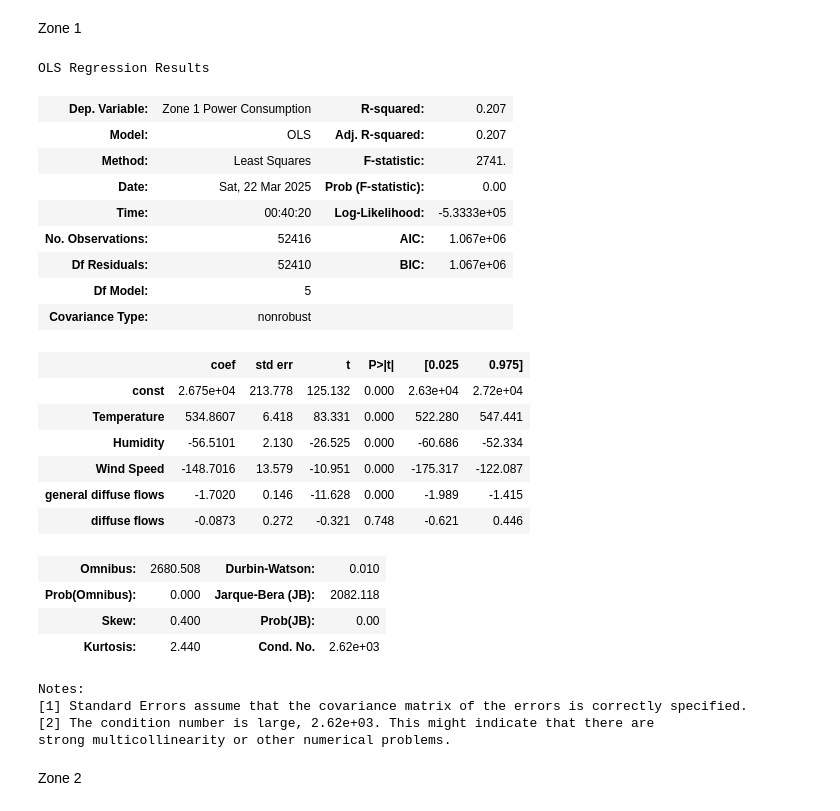
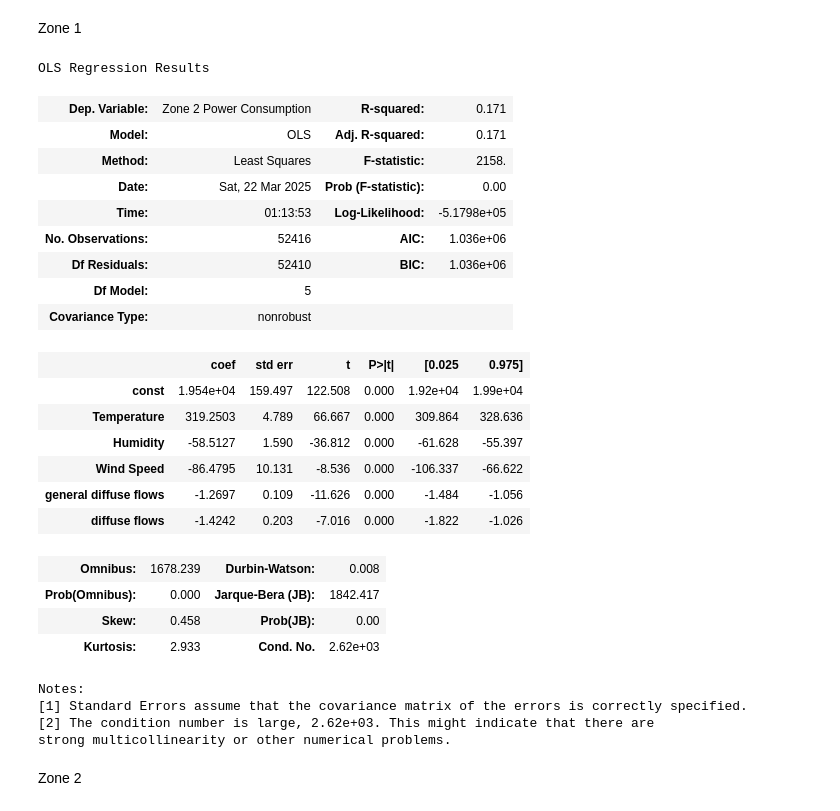
Before and after one commit to Jamesahabyona/Power-consumption, a Jupyter notebook: power.ipynb, the cells around one changed output. Cells and saved outputs as stored; diff of their text form; code cells hidden in the pictures.

```diff
--- a/power.ipynb
+++ b/power.ipynb
@@ -250,32 +245,32 @@ Zone 1
 # %%
 x = df[['Temperature', 'Humidity', 'Wind Speed', 'general diffuse flows',
        'diffuse flows']]
-y = df['Zone 1 Power Consumption']
+y = df['Zone 2  Power Consumption']
 model = sm.OLS(y, sm.add_constant(x))
 result = model.fit()
 result.summary()
 # %% [output]
 OLS Regression Results
-| Dep. Variable: | Zone 1 Power Consumption | R-squared: | 0.207 |
-| Model: | OLS | Adj. R-squared: | 0.207 |
-| Method: | Least Squares | F-statistic: | 2741. |
+| Dep. Variable: | Zone 2 Power Consumption | R-squared: | 0.171 |
+| Model: | OLS | Adj. R-squared: | 0.171 |
+| Method: | Least Squares | F-statistic: | 2158. |
 | Date: | Sat, 22 Mar 2025 | Prob (F-statistic): | 0.00 |
-| Time: | 00:40:20 | Log-Likelihood: | -5.3333e+05 |
-| No. Observations: | 52416 | AIC: | 1.067e+06 |
-| Df Residuals: | 52410 | BIC: | 1.067e+06 |
+| Time: | 01:13:53 | Log-Likelihood: | -5.1798e+05 |
+| No. Observations: | 52416 | AIC: | 1.036e+06 |
+| Df Residuals: | 52410 | BIC: | 1.036e+06 |
 | Df Model: | 5 |  |  |
 | Covariance Type: | nonrobust |  |  |
 |  | coef | std err | t | P>|t| | [0.025 | 0.975] |
-| const | 2.675e+04 | 213.778 | 125.132 | 0.000 | 2.63e+04 | 2.72e+04 |
-| Temperature | 534.8607 | 6.418 | 83.331 | 0.000 | 522.280 | 547.441 |
-| Humidity | -56.5101 | 2.130 | -26.525 | 0.000 | -60.686 | -52.334 |
-| Wind Speed | -148.7016 | 13.579 | -10.951 | 0.000 | -175.317 | -122.087 |
-| general diffuse flows | -1.7020 | 0.146 | -11.628 | 0.000 | -1.989 | -1.415 |
-| diffuse flows | -0.0873 | 0.272 | -0.321 | 0.748 | -0.621 | 0.446 |
+| const | 1.954e+04 | 159.497 | 122.508 | 0.000 | 1.92e+04 | 1.99e+04 |
+| Temperature | 319.2503 | 4.789 | 66.667 | 0.000 | 309.864 | 328.636 |
+| Humidity | -58.5127 | 1.590 | -36.812 | 0.000 | -61.628 | -55.397 |
+| Wind Speed | -86.4795 | 10.131 | -8.536 | 0.000 | -106.337 | -66.622 |
+| general diffuse flows | -1.2697 | 0.109 | -11.626 | 0.000 | -1.484 | -1.056 |
+| diffuse flows | -1.4242 | 0.203 | -7.016 | 0.000 | -1.822 | -1.026 |
-| Omnibus: | 2680.508 | Durbin-Watson: | 0.010 |
-| Prob(Omnibus): | 0.000 | Jarque-Bera (JB): | 2082.118 |
-| Skew: | 0.400 | Prob(JB): | 0.00 |
-| Kurtosis: | 2.440 | Cond. No. | 2.62e+03 |
+| Omnibus: | 1678.239 | Durbin-Watson: | 0.008 |
+| Prob(Omnibus): | 0.000 | Jarque-Bera (JB): | 1842.417 |
+| Skew: | 0.458 | Prob(JB): | 0.00 |
+| Kurtosis: | 2.933 | Cond. No. | 2.62e+03 |
 Notes:
 [1] Standard Errors assume that the covariance matrix of the errors is correctly specified.
 [2] The condition number is large, 2.62e+03. This might indicate that there are
```
Also changed, not shown: parts of 6 cells of this notebook.
